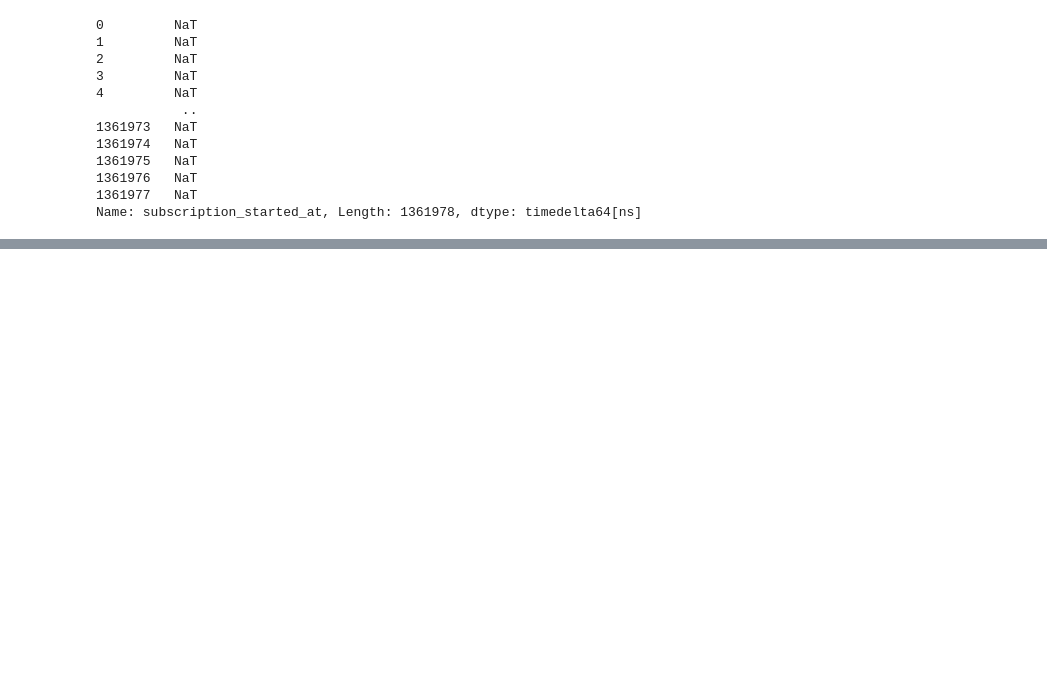
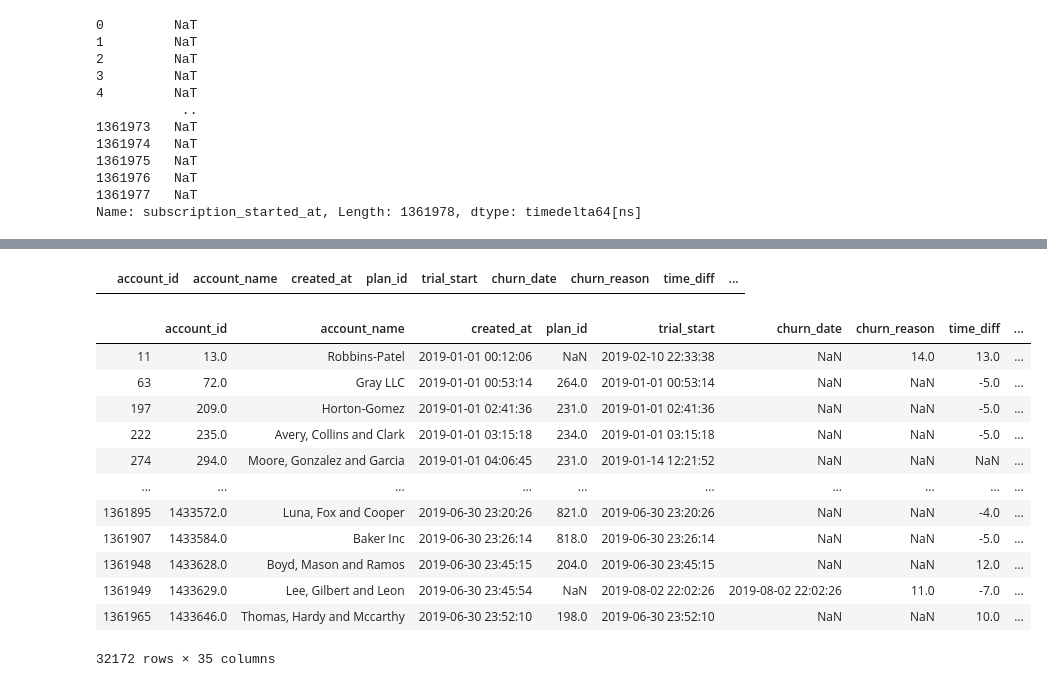
Before and after one commit to yuvalgrossman/datahack_yyr, a Jupyter notebook: Yama's Notebook.ipynb, the cells around one changed output, grey strips where cells are left out. Saved outputs shown, nothing was run; the diff lists cells and outputs as text; code cells hidden in the pictures; blank space fills up the shorter version.

```diff
--- a/Yama's Notebook.ipynb
+++ b/Yama's Notebook.ipynb
@@ -234,0 +265,24 @@ Name: subscription_started_at, Length: 1361978, dtype: timedelta64[ns]
+# %%
+def creating_time_features(data):
+    time_between_created_trial = pd.to_datetime(data['trial_start']) - pd.to_datetime(data['created_at'])
+    time_between_created_subscription = pd.to_datetime(data['subscription_started_at']) - pd.to_datetime(data['created_at'])
+    time_between_trial_subscription = pd.to_datetime(data['subscription_started_at']) - pd.to_datetime(data['trial_start'])
+    time_between_now_trial = datetime.now() - pd.to_datetime(data['trial_start'])
+    time_between_now_subscription = datetime.now() - pd.to_datetime(data['subscription_started_at'])
+    time_between_now_created = datetime.now() - pd.to_datetime(data['created_at'])
+    time_between_now_churn = datetime.now() - pd.to_datetime(data['churn_date'])
+    time_between_churn_subscription = pd.to_datetime(data['churn_date']) - pd.to_datetime(data['subscription_started_at'])
+
+    data = data.assign(created_trial_delta=time_between_created_trial.apply(lambda x: (x.seconds//3600)))
+    data = data.assign(created_subscription_delta=time_between_created_subscription.apply(lambda x: (x.seconds//3600)))
+    data = data.assign(trial_subscription_delta=time_between_trial_subscription.apply(lambda x: (x.seconds//3600)))
+    data = data.assign(now_trial_delta=time_between_now_trial.apply(lambda x: (x.seconds//3600)))
+    data = data.assign(now_subscription_delta=time_between_now_subscription.apply(lambda x: (x.seconds//3600)))
+    data = data.assign(now_created_delta=time_between_now_created.apply(lambda x: (x.seconds//3600)))
+    data = data.assign(now_churn_delta=time_between_now_churn.apply(lambda x: (x.seconds//3600)))
+    data = data.assign(churn_subscription_delta=time_between_churn_subscription.apply(lambda x: (x.seconds//3600)))
+    data['is_subscription'] = (data.subscription_started_at.isna()).astype(int)
+    data['is_churn'] = (data.churn_date.isna()).astype(int)
+    return data
+# %%
+train_accounts = creating_time_features(train_accounts)
@@ -234,0 +298,20 @@ Name: subscription_started_at, Length: 1361978, dtype: timedelta64[ns]
+# %%
+train_accounts[(~train_accounts.churn_date.isna()) & (train_accounts.subscription_started_at.isna())]
+# %% [output]
+|  | account_id | account_name | created_at | plan_id | trial_start | churn_date | churn_reason | time_diff | ... |
+# %%
+train_accounts[~train_accounts.now_subscription_delta.isna()]
+# %% [output]
+|  | account_id | account_name | created_at | plan_id | trial_start | churn_date | churn_reason | time_diff | ... |
+| 11 | 13.0 | Robbins-Patel | 2019-01-01 00:12:06 | NaN | 2019-02-10 22:33:38 | NaN | 14.0 | 13.0 | ... |
+| 63 | 72.0 | Gray LLC | 2019-01-01 00:53:14 | 264.0 | 2019-01-01 00:53:14 | NaN | NaN | -5.0 | ... |
+| 197 | 209.0 | Horton-Gomez | 2019-01-01 02:41:36 | 231.0 | 2019-01-01 02:41:36 | NaN | NaN | -5.0 | ... |
+| 222 | 235.0 | Avery, Collins and Clark | 2019-01-01 03:15:18 | 234.0 | 2019-01-01 03:15:18 | NaN | NaN | -5.0 | ... |
+| 274 | 294.0 | Moore, Gonzalez and Garcia | 2019-01-01 04:06:45 | 231.0 | 2019-01-14 12:21:52 | NaN | NaN | NaN | ... |
+| ... | ... | ... | ... | ... | ... | ... | ... | ... | ... |
+| 1361895 | 1433572.0 | Luna, Fox and Cooper | 2019-06-30 23:20:26 | 821.0 | 2019-06-30 23:20:26 | NaN | NaN | -4.0 | ... |
+| 1361907 | 1433584.0 | Baker Inc | 2019-06-30 23:26:14 | 818.0 | 2019-06-30 23:26:14 | NaN | NaN | -5.0 | ... |
+| 1361948 | 1433628.0 | Boyd, Mason and Ramos | 2019-06-30 23:45:15 | 204.0 | 2019-06-30 23:45:15 | NaN | NaN | 12.0 | ... |
+| 1361949 | 1433629.0 | Lee, Gilbert and Leon | 2019-06-30 23:45:54 | NaN | 2019-08-02 22:02:26 | 2019-08-02 22:02:26 | 11.0 | -7.0 | ... |
+| 1361965 | 1433646.0 | Thomas, Hardy and Mccarthy | 2019-06-30 23:52:10 | 198.0 | 2019-06-30 23:52:10 | NaN | NaN | 10.0 | ... |
+32172 rows × 35 columns
```
Also changed, not shown: parts of 5 cells of this notebook, 1 other file.
